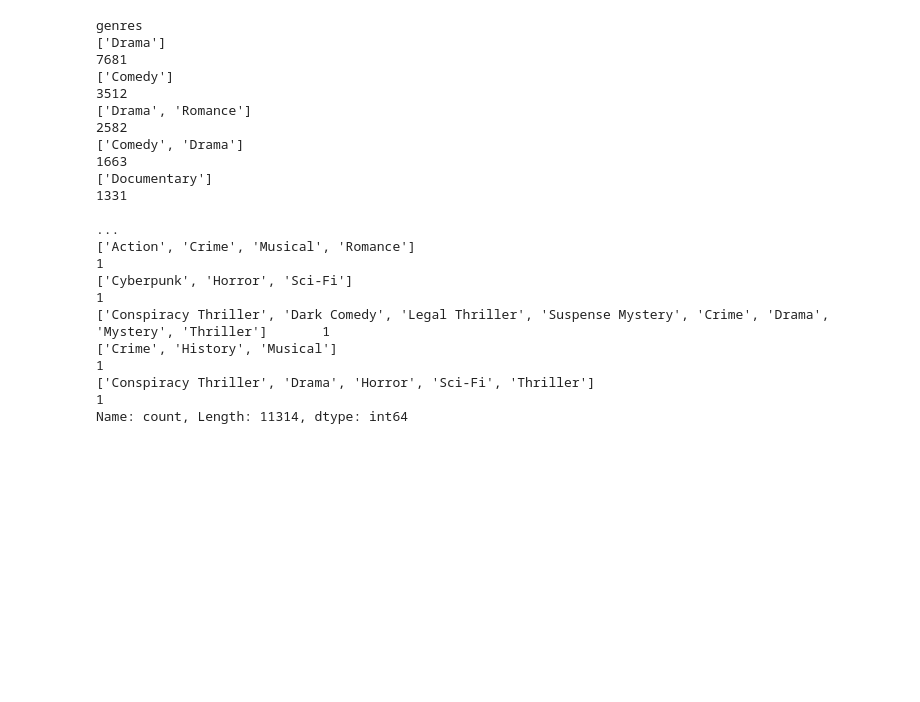
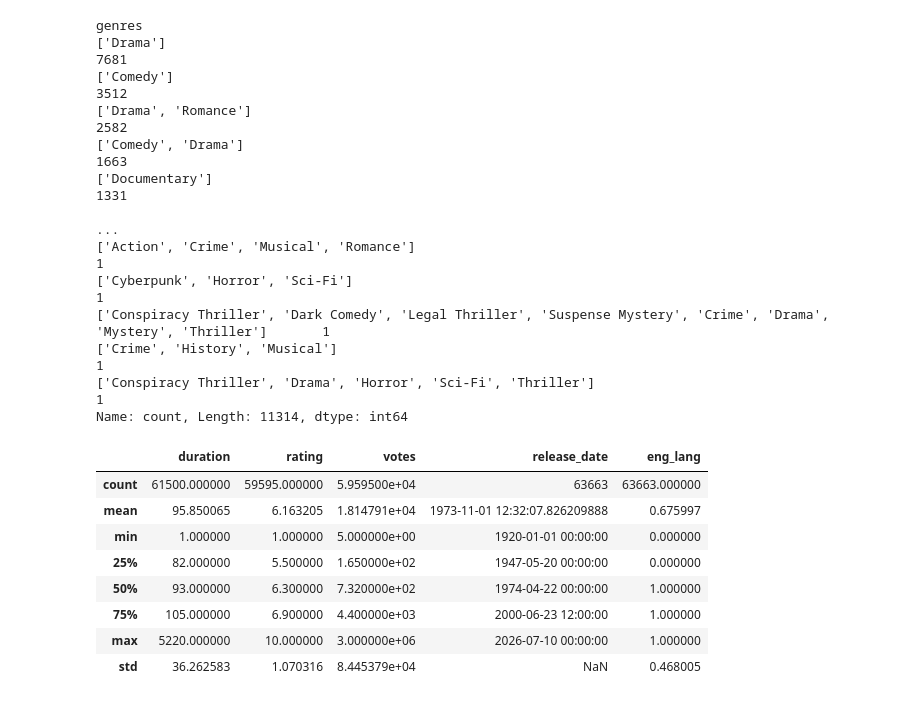
Before and after one commit to phodgkins/dm-movies, a Jupyter notebook: load_data.ipynb, the cells around one changed output. Drawn from its saved outputs; the diff is of its cells as text; code cells hidden in the pictures; blank space fills up the shorter version.

```diff
--- a/load_data.ipynb
+++ b/load_data.ipynb
@@ -140,10 +151,10 @@ print(parse_monetary("K15475087"))
 full_movies['release_date'] = pd.to_datetime(full_movies['release_date'])
 full_movies['votes'] = full_movies['votes'].apply(lambda x: parse_shorthand(x))
 
-full_movies['gross_worldwide'] = full_movies['gross_worldwide'].apply(lambda x: parse_monetary(x))
-full_movies['gross_worldwide'] = pd.to_numeric(full_movies['gross_worldwide'])
+#full_movies['gross_worldwide'] = full_movies['gross_worldwide'].apply(lambda x: parse_monetary(x))
+#full_movies['gross_worldwide'] = pd.to_numeric(full_movies['gross_worldwide'])
 
-full_movies['gross_us_canada'] = full_movies['gross_us_canada'].apply(lambda x: parse_monetary(x))
-full_movies['gross_us_canada'] = pd.to_numeric(full_movies['gross_us_canada'])
+#full_movies['gross_us_canada'] = full_movies['gross_us_canada'].apply(lambda x: parse_monetary(x))
+#full_movies['gross_us_canada'] = pd.to_numeric(full_movies['gross_us_canada'])
 
 full_movies['duration'] = full_movies['duration'].apply(lambda x: parse_duration_to_minutes(x))
@@ -233,3 +190,15 @@ genres
 ['Crime', 'History', 'Musical']                                                                                             1
 ['Conspiracy Thriller', 'Drama', 'Horror', 'Sci-Fi', 'Thriller']                                                            1
 Name: count, Length: 11314, dtype: int64
+# %%
+full_movies.describe()
+# %% [output]
+|  | duration | rating | votes | release_date | eng_lang |
+| count | 61500.000000 | 59595.000000 | 5.959500e+04 | 63663 | 63663.000000 |
+| mean | 95.850065 | 6.163205 | 1.814791e+04 | 1973-11-01 12:32:07.826209888 | 0.675997 |
+| min | 1.000000 | 1.000000 | 5.000000e+00 | 1920-01-01 00:00:00 | 0.000000 |
+| 25% | 82.000000 | 5.500000 | 1.650000e+02 | 1947-05-20 00:00:00 | 0.000000 |
+| 50% | 93.000000 | 6.300000 | 7.320000e+02 | 1974-04-22 00:00:00 | 1.000000 |
+| 75% | 105.000000 | 6.900000 | 4.400000e+03 | 2000-06-23 12:00:00 | 1.000000 |
+| max | 5220.000000 | 10.000000 | 3.000000e+06 | 2026-07-10 00:00:00 | 1.000000 |
+| std | 36.262583 | 1.070316 | 8.445379e+04 | NaN | 0.468005 |
```
Also changed, not shown: parts of 20 cells of this notebook, 9 other files.
